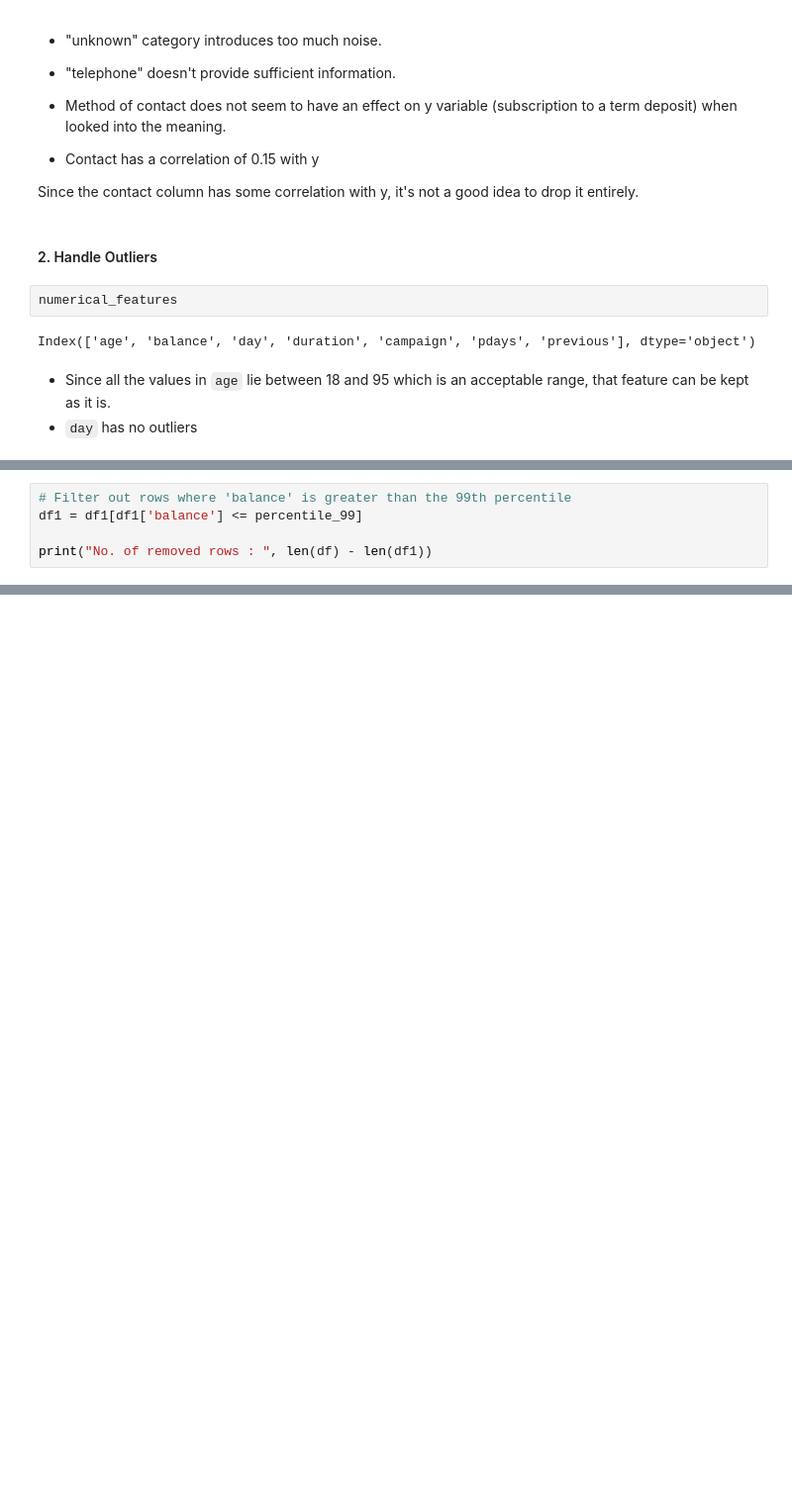
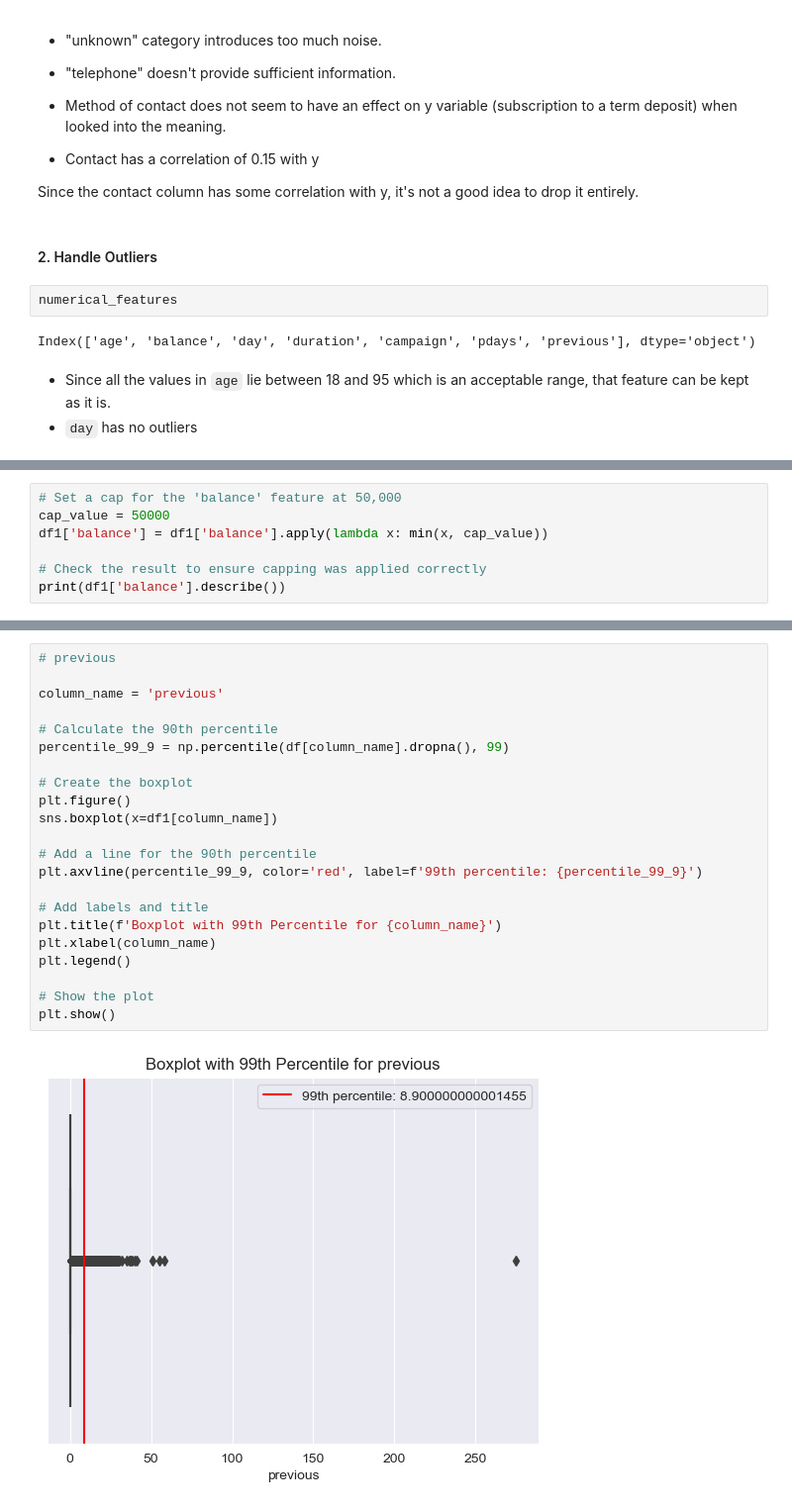
Before and after one commit to senuli-w/CM2604, a Jupyter notebook: 2330973.ipynb, the cells around one changed output, grey strips where cells are left out. Shown at 99% size. Saved outputs shown, nothing was run; the diff lists cells and outputs as text; blank space fills up the shorter version.

```diff
--- a/2330973.ipynb
+++ b/2330973.ipynb
@@ -666,5 +755,0 @@ plt.show()
-# %%
-# Filter out rows where 'balance' is greater than the 99th percentile
-df1 = df1[df1['balance'] <= percentile_99]
-
-print("No. of removed rows : ", len(df) - len(df1))
@@ -725,0 +756,7 @@ Outliers: [ 3  1  4 ...  8  3 11]
+# %%
+# Set a cap for the 'balance' feature at 50,000
+cap_value = 50000
+df1['balance'] = df1['balance'].apply(lambda x: min(x, cap_value))
+
+# Check the result to ensure capping was applied correctly
+print(df1['balance'].describe())
@@ -725,0 +773,24 @@ Outliers: [ 3  1  4 ...  8  3 11]
+# %%
+# previous
+
+column_name = 'previous'
+
+# Calculate the 90th percentile
+percentile_99_9 = np.percentile(df[column_name].dropna(), 99)
+
+# Create the boxplot
+plt.figure()
+sns.boxplot(x=df1[column_name])
+
+# Add a line for the 90th percentile
+plt.axvline(percentile_99_9, color='red', label=f'99th percentile: {percentile_99_9}')
+
+# Add labels and title
+plt.title(f'Boxplot with 99th Percentile for {column_name}')
+plt.xlabel(column_name)
+plt.legend()
+
+# Show the plot
+plt.show()
+# %% [output]
+[figure, added]
```
Also changed, not shown: parts of 35 cells of this notebook.
